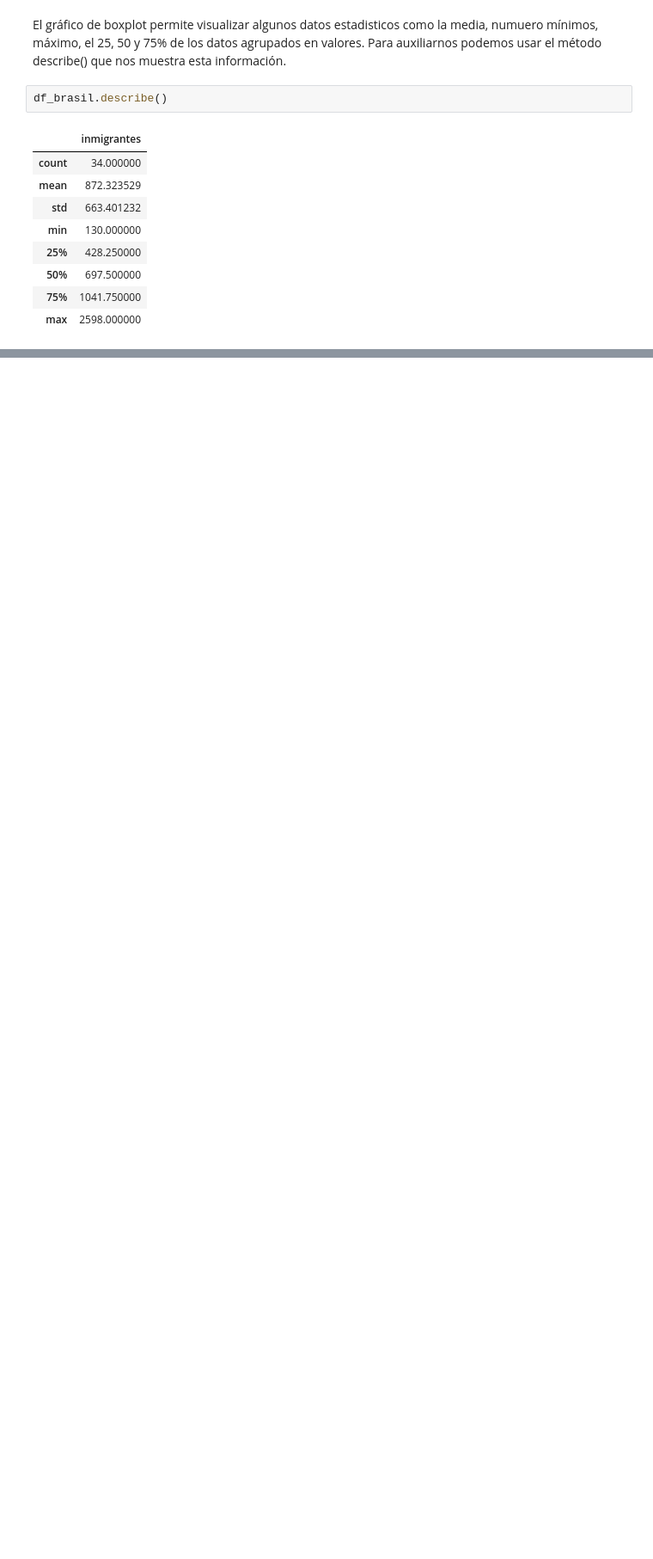
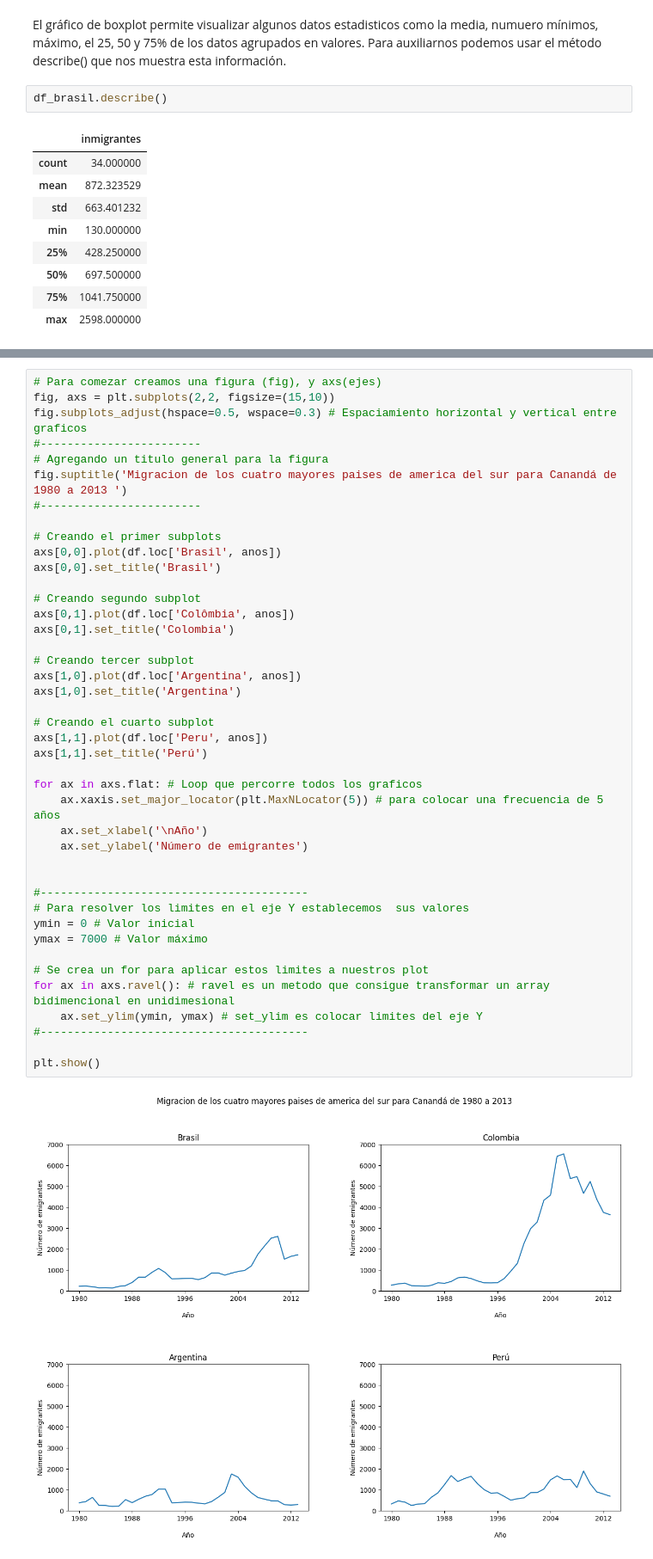
Before and after one commit to ygor-github/data_visualization, a Jupyter notebook: Aula.ipynb, the cells around one changed output, grey strips where cells are left out. Shown at 86% size. Saved outputs shown, nothing was run; the diff lists cells and outputs as text; blank space fills up the shorter version.

```diff
--- a/Aula.ipynb
+++ b/Aula.ipynb
@@ -289,0 +295,44 @@ SyntaxError: (unicode error) 'unicodeescape' codec can't decode bytes in positio
+# %%
+# Para comezar creamos una figura (fig), y axs(ejes)
+fig, axs = plt.subplots(2,2, figsize=(15,10))
+fig.subplots_adjust(hspace=0.5, wspace=0.3) # Espaciamiento horizontal y vertical entre graficos
+#------------------------
+# Agregando un titulo general para la figura
+fig.suptitle('Migracion de los cuatro mayores paises de america del sur para Canandá de 1980 a 2013 ')
+#------------------------
+
+# Creando el primer subplots
+axs[0,0].plot(df.loc['Brasil', anos])
+axs[0,0].set_title('Brasil')
+
+# Creando segundo subplot
+axs[0,1].plot(df.loc['Colômbia', anos])
+axs[0,1].set_title('Colombia')
+
+# Creando tercer subplot
+axs[1,0].plot(df.loc['Argentina', anos])
+axs[1,0].set_title('Argentina')
+
+# Creando el cuarto subplot
+axs[1,1].plot(df.loc['Peru', anos])
+axs[1,1].set_title('Perú')
+
+for ax in axs.flat: # Loop que percorre todos los graficos
+    ax.xaxis.set_major_locator(plt.MaxNLocator(5)) # para colocar una frecuencia de 5 años
+    ax.set_xlabel('\nAño')
+    ax.set_ylabel('Número de emigrantes')
+
+
+#----------------------------------------
+# Para resolver los limites en el eje Y establecemos  sus valores
+ymin = 0 # Valor inicial
+ymax = 7000 # Valor máximo
+
+# Se crea un for para aplicar estos limites a nuestros plot
+for ax in axs.ravel(): # ravel es un metodo que consigue transformar un array bidimencional en unidimesional
+    ax.set_ylim(ymin, ymax) # set_ylim es colocar limites del eje Y
+#----------------------------------------
+
+plt.show()
+# %% [output]
+[figure, added]
```
Also changed, not shown: parts of 3 cells of this notebook.
